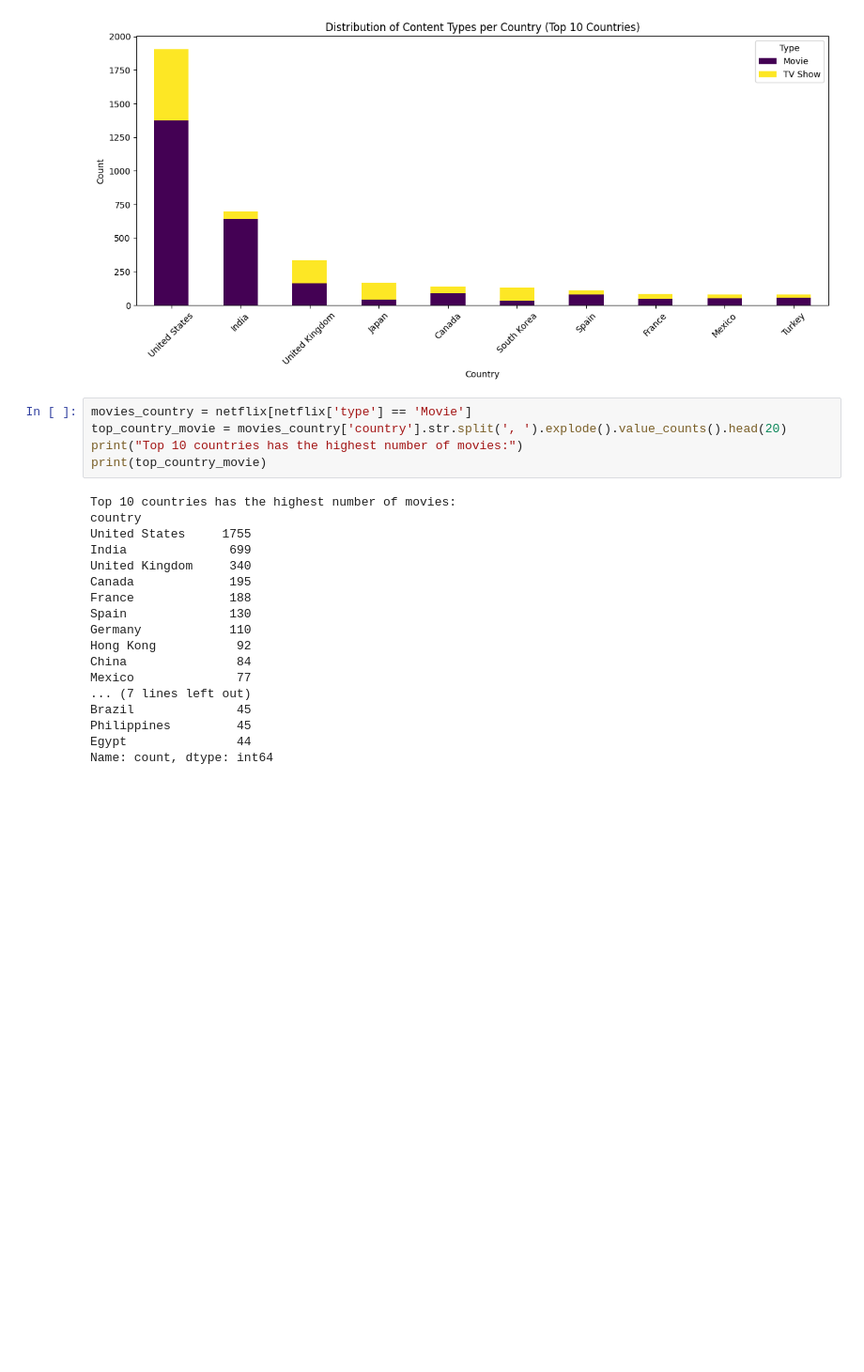
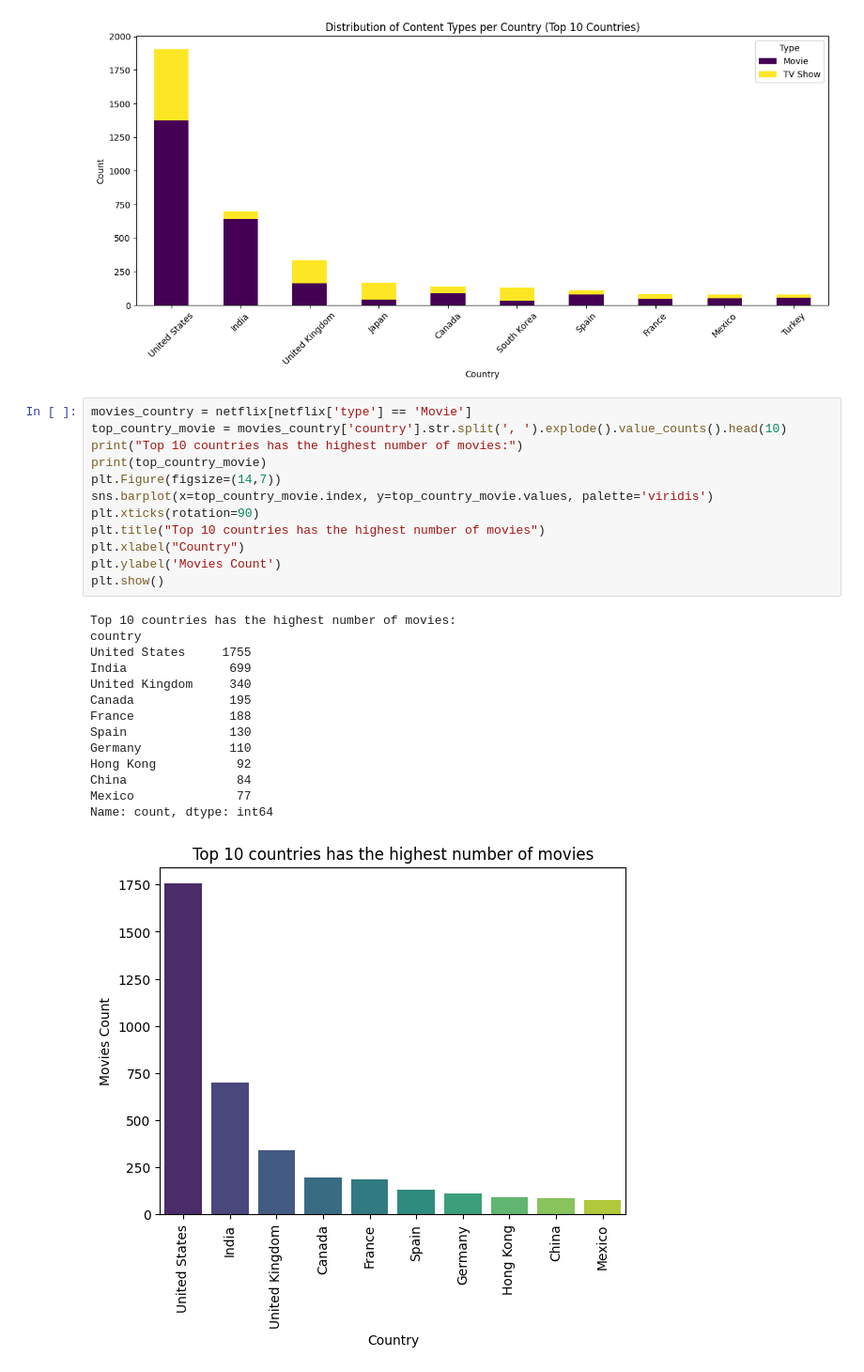
Before and after one commit to prabhumkpeak/AI_MI, a Jupyter notebook: .venv-1/EDA_Netflix.ipynb, the cells around one changed output. Shown at 94% size. Saved outputs shown, nothing was run; the diff lists cells and outputs as text; blank space fills up the shorter version.

```diff
--- a/.venv-1/EDA_Netflix.ipynb
+++ b/.venv-1/EDA_Netflix.ipynb
@@ -620,24 +614,28 @@ Argentina, United States, Mexico                        0        1
 [figure]
 # %%
 movies_country = netflix[netflix['type'] == 'Movie']
-top_country_movie = movies_country['country'].str.split(', ').explode().value_counts().head(20)
+top_country_movie = movies_country['country'].str.split(', ').explode().value_counts().head(10)
 print("Top 10 countries has the highest number of movies:")
 print(top_country_movie)
+plt.Figure(figsize=(14,7))
+sns.barplot(x=top_country_movie.index, y=top_country_movie.values, palette='viridis')
+plt.xticks(rotation=90)
+plt.title("Top 10 countries has the highest number of movies")
+plt.xlabel("Country")
+plt.ylabel('Movies Count')
+plt.show()
 # %% [output]
 Top 10 countries has the highest number of movies:
 country
 United States     1755
 India              699
 United Kingdom     340
 Canada             195
 France             188
 Spain              130
 Germany            110
 Hong Kong           92
 China               84
 Mexico              77
-... (7 lines left out)
-Brazil              45
-Philippines         45
-Egypt               44
 Name: count, dtype: int64
+[figure, added]
```
Also changed, not shown: parts of 10 cells of this notebook, 1 other file.
